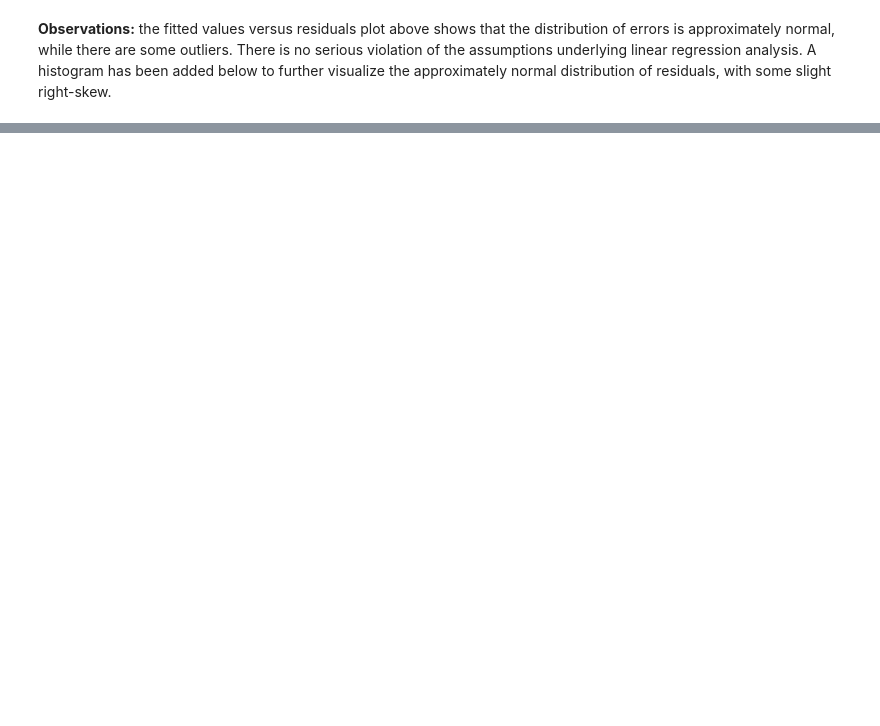
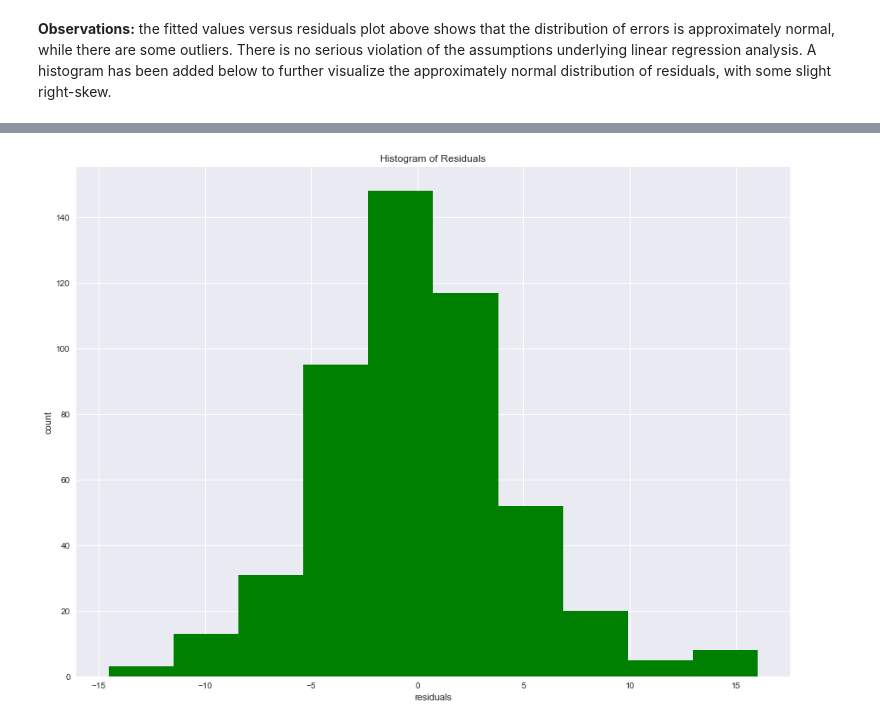
Before and after one commit to GlassesByDay/springboard, a Jupyter notebook: linear_regression/Mini_Project_Linear_Regression.ipynb, the cells around one changed output, grey strips where cells are left out. Cells and saved outputs as stored; diff of their text form; code cells hidden in the pictures; blank space fills up the shorter version.

```diff
--- a/linear_regression/Mini_Project_Linear_Regression.ipynb
+++ b/linear_regression/Mini_Project_Linear_Regression.ipynb
@@ -1004,0 +1061,9 @@ plt.show()
+# %%
+# histogram
+plt.hist(m_updated.resid, color='g')
+plt.xlabel('residuals')
+plt.ylabel('count')
+plt.title('Histogram of Residuals')
+plt.show()
+# %% [output]
+[figure, added]
```
Also changed, not shown: parts of 17 cells of this notebook.
